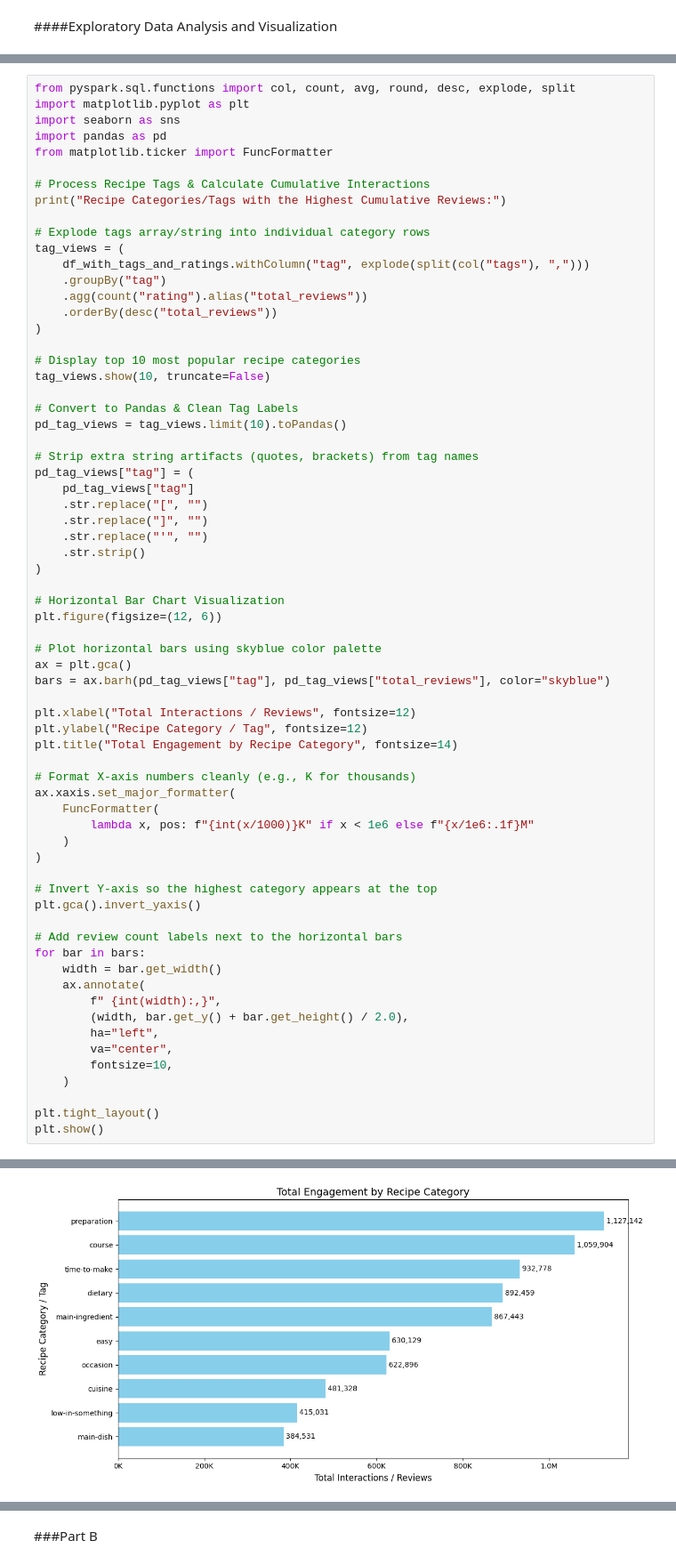
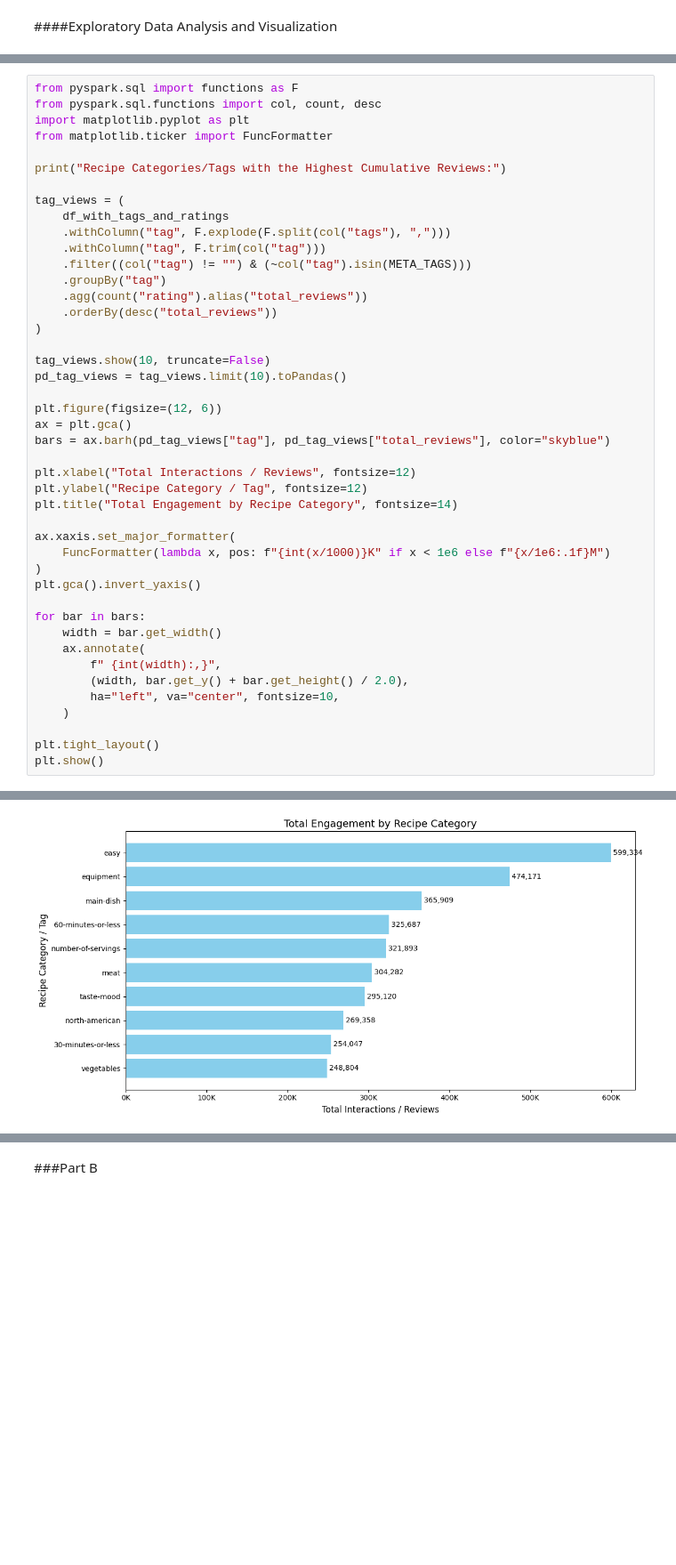
Before and after one commit to imaushmi/Food-Recommendation-System, a Jupyter notebook: FoodRecommendationSystem.ipynb, the cells around one changed output, grey strips where cells are left out. Shown at 89% size. Cells and saved outputs as stored; diff of their text form; blank space fills up the shorter version.

```diff
--- a/FoodRecommendationSystem.ipynb
+++ b/FoodRecommendationSystem.ipynb
@@ -465,40 +471,25 @@ Passing `palette` without assigning `hue` is deprecated and will be removed in v
 # %%
-from pyspark.sql.functions import col, count, avg, round, desc, explode, split
+from pyspark.sql import functions as F
+from pyspark.sql.functions import col, count, desc
 import matplotlib.pyplot as plt
-import seaborn as sns
-import pandas as pd
 from matplotlib.ticker import FuncFormatter
 
-# Process Recipe Tags & Calculate Cumulative Interactions
 print("Recipe Categories/Tags with the Highest Cumulative Reviews:")
 
-# Explode tags array/string into individual category rows
 tag_views = (
-    df_with_tags_and_ratings.withColumn("tag", explode(split(col("tags"), ",")))
+    df_with_tags_and_ratings
+    .withColumn("tag", F.explode(F.split(col("tags"), ",")))
+    .withColumn("tag", F.trim(col("tag")))
+    .filter((col("tag") != "") & (~col("tag").isin(META_TAGS)))
     .groupBy("tag")
     .agg(count("rating").alias("total_reviews"))
     .orderBy(desc("total_reviews"))
 )
 
-# Display top 10 most popular recipe categories
 tag_views.show(10, truncate=False)
-
-# Convert to Pandas & Clean Tag Labels
 pd_tag_views = tag_views.limit(10).toPandas()
 
-# Strip extra string artifacts (quotes, brackets) from tag names
-pd_tag_views["tag"] = (
-    pd_tag_views["tag"]
-    .str.replace("[", "")
-    .str.replace("]", "")
-    .str.replace("'", "")
-    .str.strip()
-)
-
-# Horizontal Bar Chart Visualization
 plt.figure(figsize=(12, 6))
-
-# Plot horizontal bars using skyblue color palette
 ax = plt.gca()
 bars = ax.barh(pd_tag_views["tag"], pd_tag_views["total_reviews"], color="skyblue")
 
@@ -506,25 +497,17 @@ plt.xlabel("Total Interactions / Reviews", fontsize=12)
 plt.ylabel("Recipe Category / Tag", fontsize=12)
 plt.title("Total Engagement by Recipe Category", fontsize=14)
 
-# Format X-axis numbers cleanly (e.g., K for thousands)
 ax.xaxis.set_major_formatter(
-    FuncFormatter(
-        lambda x, pos: f"{int(x/1000)}K" if x < 1e6 else f"{x/1e6:.1f}M"
-    )
+    FuncFormatter(lambda x, pos: f"{int(x/1000)}K" if x < 1e6 else f"{x/1e6:.1f}M")
 )
-
-# Invert Y-axis so the highest category appears at the top
 plt.gca().invert_yaxis()
 
-# Add review count labels next to the horizontal bars
 for bar in bars:
     width = bar.get_width()
     ax.annotate(
         f" {int(width):,}",
         (width, bar.get_y() + bar.get_height() / 2.0),
-        ha="left",
-        va="center",
-        fontsize=10,
+        ha="left", va="center", fontsize=10,
     )
 
 plt.tight_layout()
@@ -548,5 +531,5 @@ Recipe Categories/Tags with the Highest Cumulative Reviews:
 only showing top 10 rows
-[figure, old version]
+[figure, new version]
 # %%
 from pyspark.ml.feature import StandardScaler, VectorAssembler
 from pyspark.ml.clustering import KMeans
```
Also changed, not shown: parts of 22 cells of this notebook.
